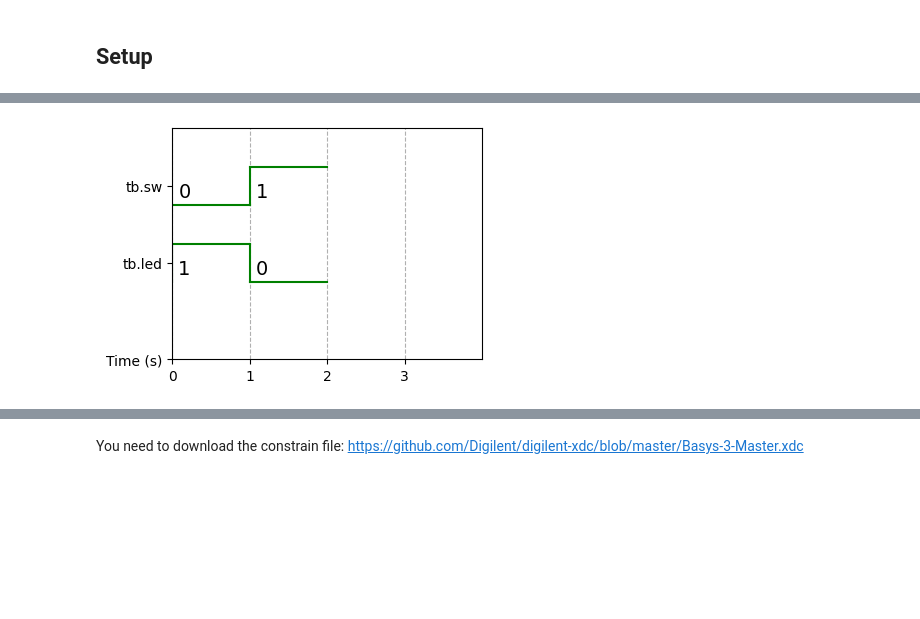
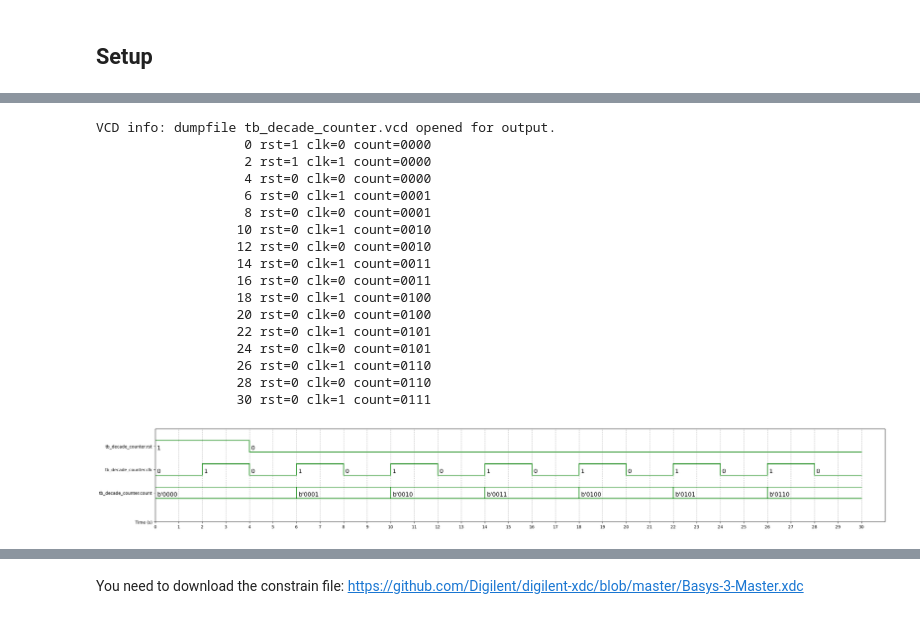
Before and after one commit to Varshan98/DSL_Quiz, a Jupyter notebook: Quiz.ipynb, the cells around one changed output, grey strips where cells are left out. Saved outputs shown, nothing was run; the diff lists cells and outputs as text; code cells hidden in the pictures; blank space fills up the shorter version.

```diff
--- a/Quiz.ipynb
+++ b/Quiz.ipynb
@@ -83,8 +40,80 @@ VCD info: dumpfile tb.vcd opened for output.
+# %%
+%%verilog
+module decade_counter (
+    input wire clk,      // Clock signal
+    input wire rst,      // Active-high reset
+    output reg [3:0] count  // 4-bit counter output
+);
+
+    always @(posedge clk or posedge rst) begin
+        if (rst) begin
+            count <= 4'b0000;  // Reset the counter to 0
+        end
+        else if (count == 4'b1001) begin
+            count <= 4'b0000;  // Reset when count reaches 9
+        end
+        else begin
+            count <= count + 1; // Increment counter
+        end
+    end
+
+endmodule
+
+
+module tb_decade_counter;
+
+    reg clk, rst;
+    wire [3:0] count;
+
+    // Instantiate the decade counter module
+    decade_counter uut (
+        .clk(clk),
+        .rst(rst),
+        .count(count)
+    );
+
+    // Generate clock with a period of 10 time units
+    always #2 clk = ~clk;
+
+    initial begin
+        clk <= 0;
+        rst <= 1;    // Apply reset
+        rst <= #4 0; // Release reset after 10 time units
+    end
+
+    initial begin
+        $dumpfile("tb_decade_counter.vcd");
+        $dumpvars(0, tb_decade_counter);
+        #30 $finish; // End simulation after 100 time units
+    end
+
+    initial
+        $monitor($time, " rst=%b clk=%b count=%b", rst, clk, count);
+
+endmodule
+# %% [output]
+VCD info: dumpfile tb_decade_counter.vcd opened for output.
+                   0 rst=1 clk=0 count=0000
+                   2 rst=1 clk=1 count=0000
+                   4 rst=0 clk=0 count=0000
+                   6 rst=0 clk=1 count=0001
+                   8 rst=0 clk=0 count=0001
+                  10 rst=0 clk=1 count=0010
+                  12 rst=0 clk=0 count=0010
+                  14 rst=0 clk=1 count=0011
+                  16 rst=0 clk=0 count=0011
+                  18 rst=0 clk=1 count=0100
+                  20 rst=0 clk=0 count=0100
+                  22 rst=0 clk=1 count=0101
+                  24 rst=0 clk=0 count=0101
+                  26 rst=0 clk=1 count=0110
+                  28 rst=0 clk=0 count=0110
+                  30 rst=0 clk=1 count=0111
 # %%
-%%waveform tb.vcd
-sign_list = ['tb.sw','tb.led']
+%%waveform tb_decade_counter.vcd
+sign_list = ['tb_decade_counter.rst','tb_decade_counter.clk','tb_decade_counter.count']
 time_begin = 0
-time_end = 3
+time_end = 30
 base = 'bin' # bin, dec, dec2, hex, octal
 # %% [output]
-[figure, old version]
+[figure, new version]
```
Also changed, not shown: parts of 22 cells of this notebook.
